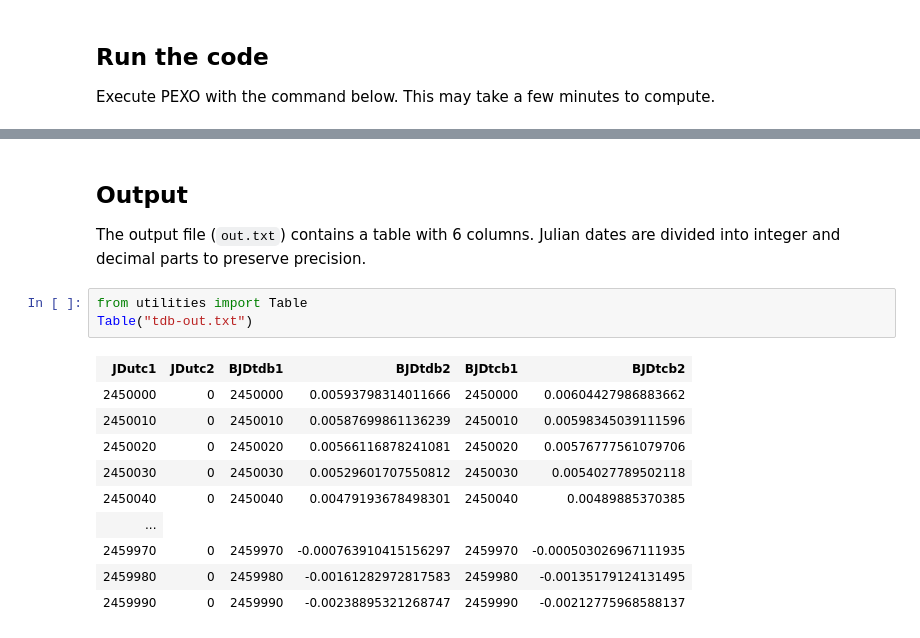
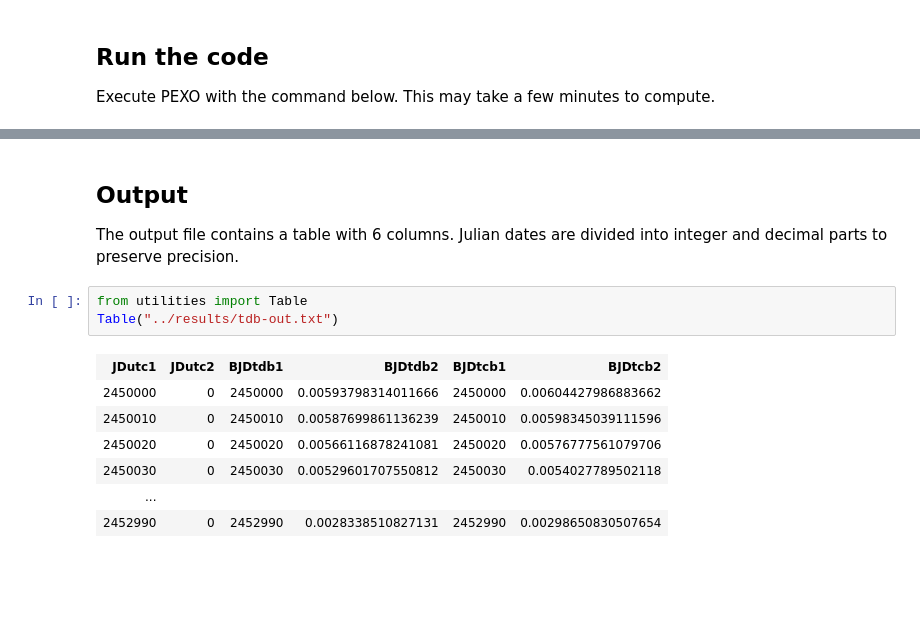
Before and after one commit to phillippro/pexo, a Jupyter notebook: demos/demo-tdb.ipynb, the cells around one changed output, grey strips where cells are left out. Drawn from its saved outputs; the diff is of its cells as text; blank space fills up the shorter version.

```diff
--- a/demos/demo-tdb.ipynb
+++ b/demos/demo-tdb.ipynb
@@ -48,18 +50,15 @@ Total computation time: 0.59 min
 # %% [markdown]
 ## Output
 
-The output file (`out.txt`) contains a table with 6 columns. Julian dates are divided into integer and decimal parts to preserve precision.
+The output file contains a table with 6 columns. Julian dates are divided into integer and decimal parts to preserve precision.
 # %%
 from utilities import Table
-Table("tdb-out.txt")
+Table("../results/tdb-out.txt")
 # %% [output]
 | JDutc1 | JDutc2 | BJDtdb1 | BJDtdb2 | BJDtcb1 | BJDtcb2 |
 | 2450000 | 0 | 2450000 | 0.00593798314011666 | 2450000 | 0.00604427986883662 |
 | 2450010 | 0 | 2450010 | 0.00587699861136239 | 2450010 | 0.00598345039111596 |
 | 2450020 | 0 | 2450020 | 0.00566116878241081 | 2450020 | 0.00576777561079706 |
 | 2450030 | 0 | 2450030 | 0.00529601707550812 | 2450030 | 0.0054027789502118 |
-| 2450040 | 0 | 2450040 | 0.00479193678498301 | 2450040 | 0.00489885370385 |
 | ... |
-| 2459970 | 0 | 2459970 | -0.000763910415156297 | 2459970 | -0.000503026967111935 |
-| 2459980 | 0 | 2459980 | -0.00161282972817583 | 2459980 | -0.00135179124131495 |
-| 2459990 | 0 | 2459990 | -0.00238895321268747 | 2459990 | -0.00212775968588137 |
+| 2452990 | 0 | 2452990 | 0.0028338510827131 | 2452990 | 0.00298650830507654 |
```
Also changed, not shown: parts of 5 cells of this notebook, 10 other files.
